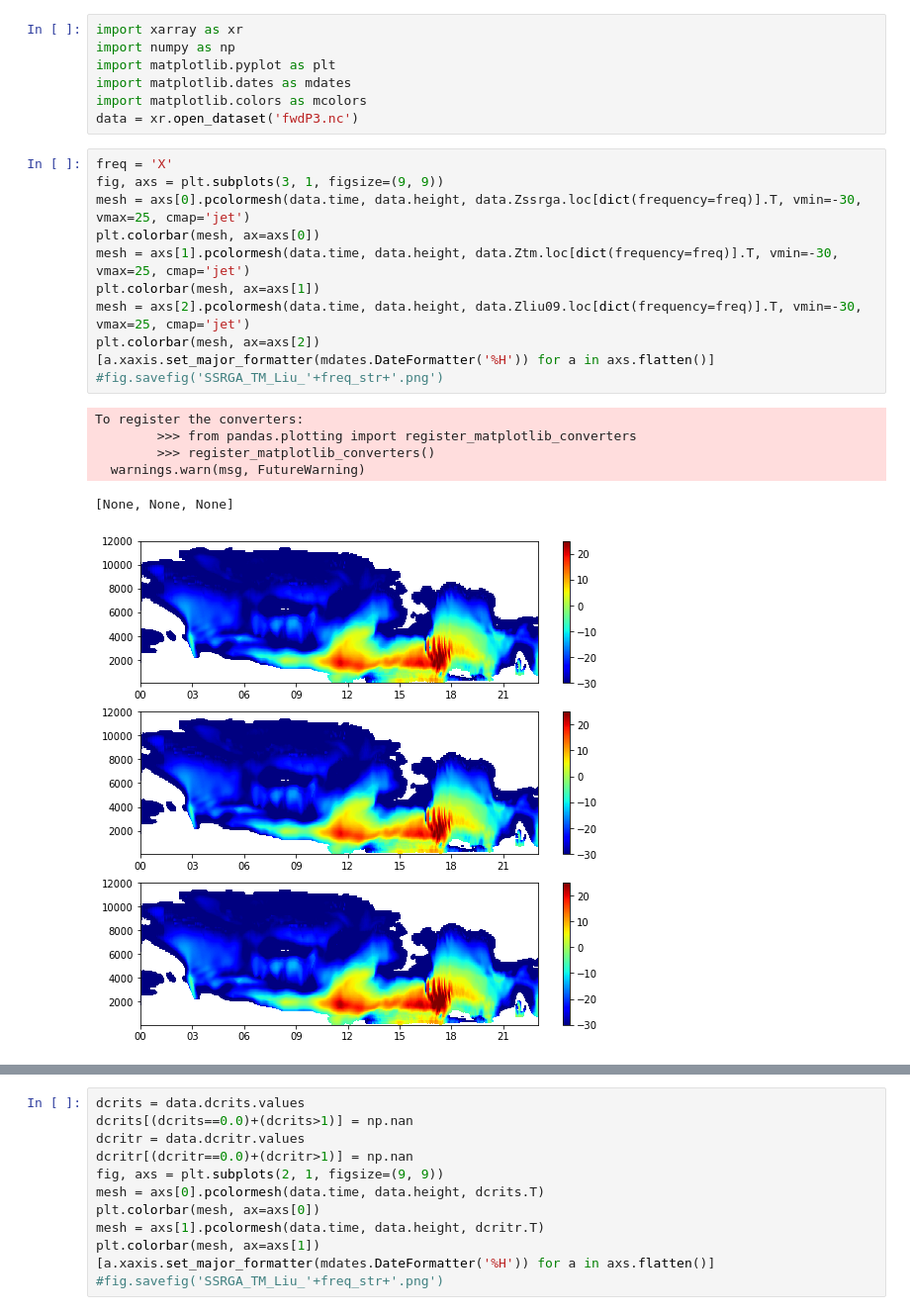
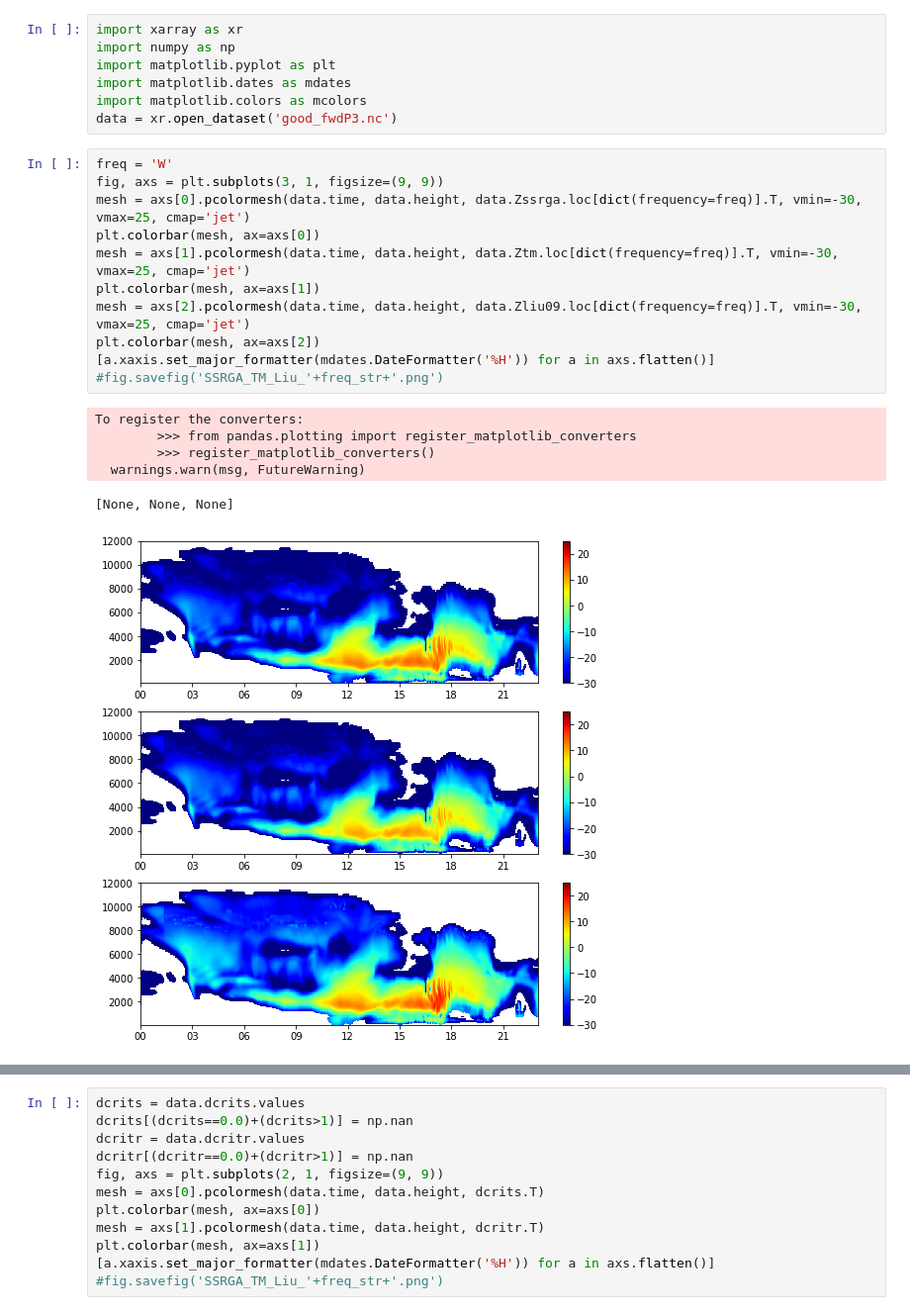
Before and after one commit to OPTIMICe-team/cloud-microphysics, a Jupyter notebook: P3/ncLoadPlot.ipynb, the cells around one changed output, grey strips where cells are left out. Shown at 99% size. Drawn from its saved outputs; the diff is of its cells as text.

```diff
--- a/P3/ncLoadPlot.ipynb
+++ b/P3/ncLoadPlot.ipynb
@@ -4,25 +4,25 @@ import numpy as np
 import matplotlib.pyplot as plt
 import matplotlib.dates as mdates
 import matplotlib.colors as mcolors
-data = xr.open_dataset('fwdP3.nc')
+data = xr.open_dataset('good_fwdP3.nc')
 # %%
-freq = 'X'
+freq = 'W'
 fig, axs = plt.subplots(3, 1, figsize=(9, 9))
 mesh = axs[0].pcolormesh(data.time, data.height, data.Zssrga.loc[dict(frequency=freq)].T, vmin=-30, vmax=25, cmap='jet')
 plt.colorbar(mesh, ax=axs[0])
 mesh = axs[1].pcolormesh(data.time, data.height, data.Ztm.loc[dict(frequency=freq)].T, vmin=-30, vmax=25, cmap='jet')
 plt.colorbar(mesh, ax=axs[1])
 mesh = axs[2].pcolormesh(data.time, data.height, data.Zliu09.loc[dict(frequency=freq)].T, vmin=-30, vmax=25, cmap='jet')
 plt.colorbar(mesh, ax=axs[2])
 [a.xaxis.set_major_formatter(mdates.DateFormatter('%H')) for a in axs.flatten()]
 #fig.savefig('SSRGA_TM_Liu_'+freq_str+'.png')
 # %% [output]
 To register the converters:
         >>> from pandas.plotting import register_matplotlib_converters
         >>> register_matplotlib_converters()
   warnings.warn(msg, FutureWarning)
 [None, None, None]
-[figure, old version]
+[figure, new version]
 # %%
 fig, axs = plt.subplots(2, 1, figsize=(9, 9))
 #freq = 'X'
```
Also changed, not shown: parts of 1 cell of this notebook, 3 other files.
